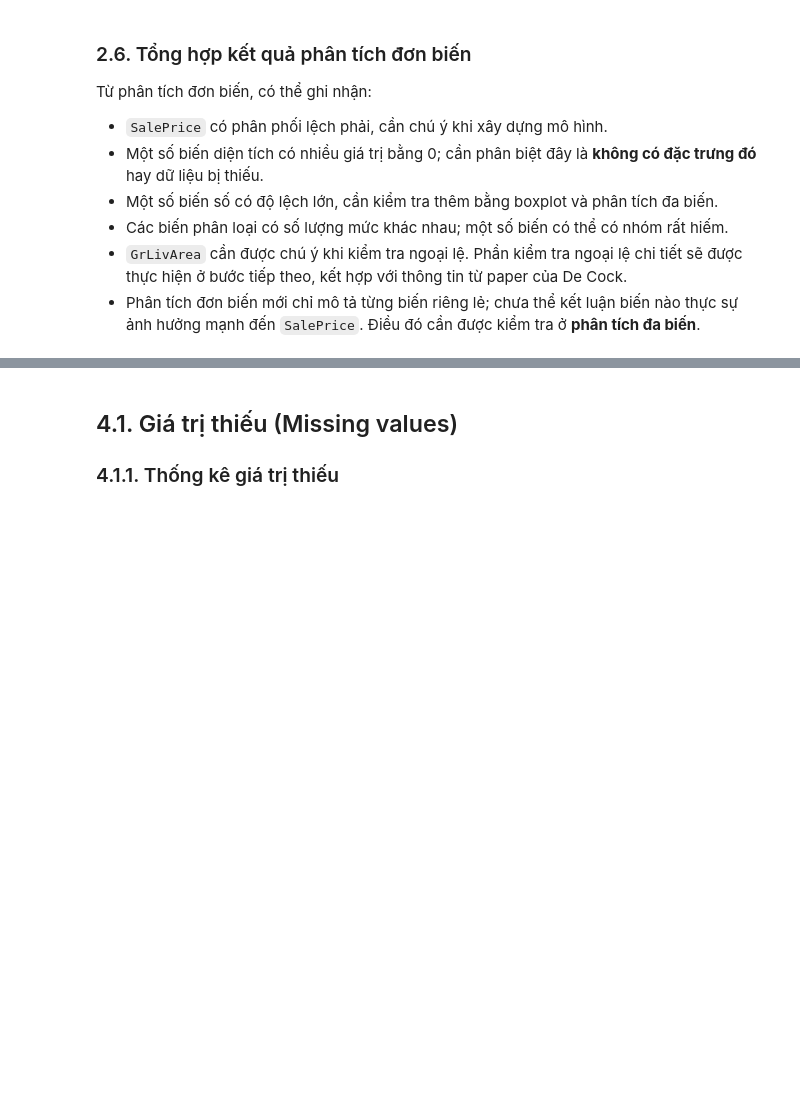
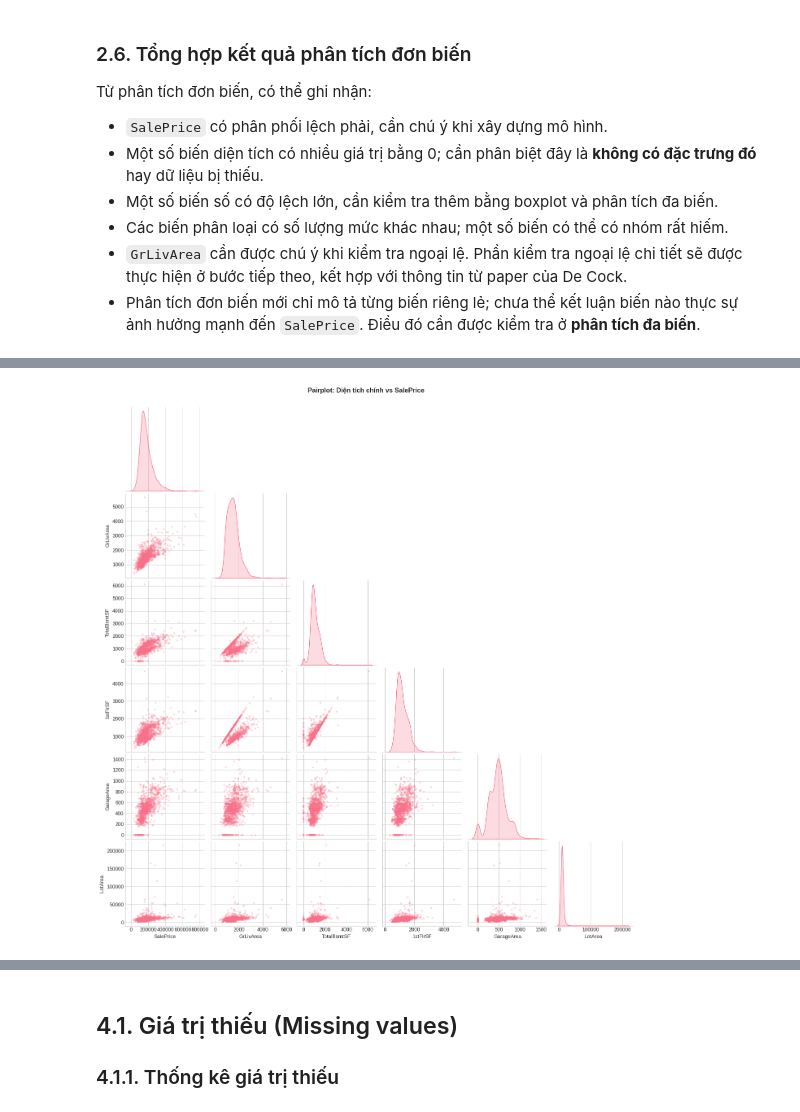
Before and after one commit to qannee/machine_learning, a Jupyter notebook: eda.ipynb, the cells around one changed output, grey strips where cells are left out. Cells and saved outputs as stored; diff of their text form; code cells hidden in the pictures; blank space fills up the shorter version.

```diff
--- a/eda.ipynb
+++ b/eda.ipynb
@@ -336,0 +466,10 @@ Từ phân tích đơn biến, có thể ghi nhận:
+# %%
+
+pair_cols = ['SalePrice', 'GrLivArea', 'TotalBsmtSF', '1stFlrSF', 'GarageArea', 'LotArea']
+
+sns.pairplot(df[pair_cols], diag_kind='kde', corner=True,
+             plot_kws={'alpha': 0.3, 's': 12, 'edgecolor': 'none'})
+plt.suptitle('Pairplot: Diện tích chính vs SalePrice', y=1.02, fontsize=13, fontweight='bold')
+plt.show()
+# %% [output]
+[figure, added]
```
Also changed, not shown: parts of 27 cells of this notebook.
